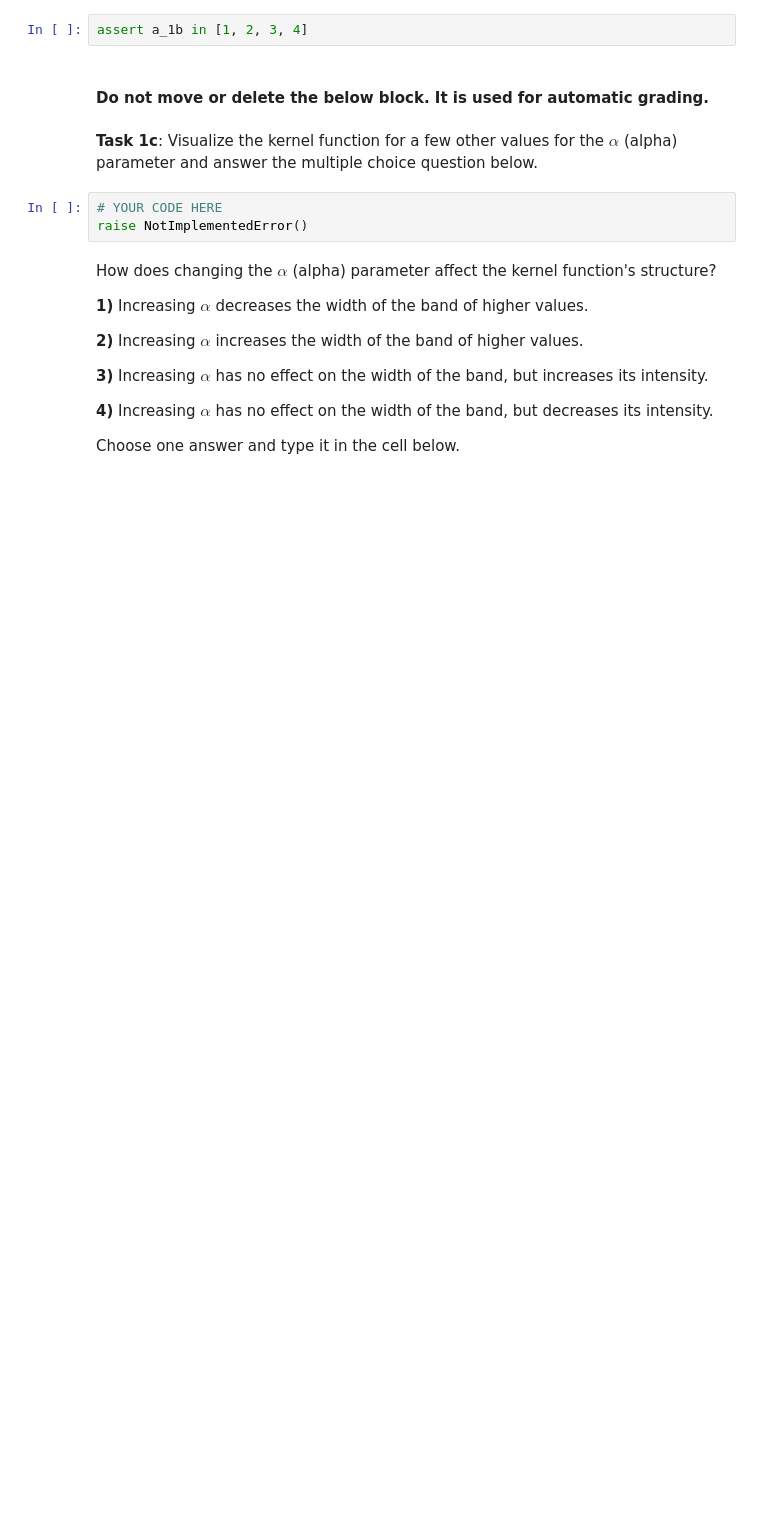
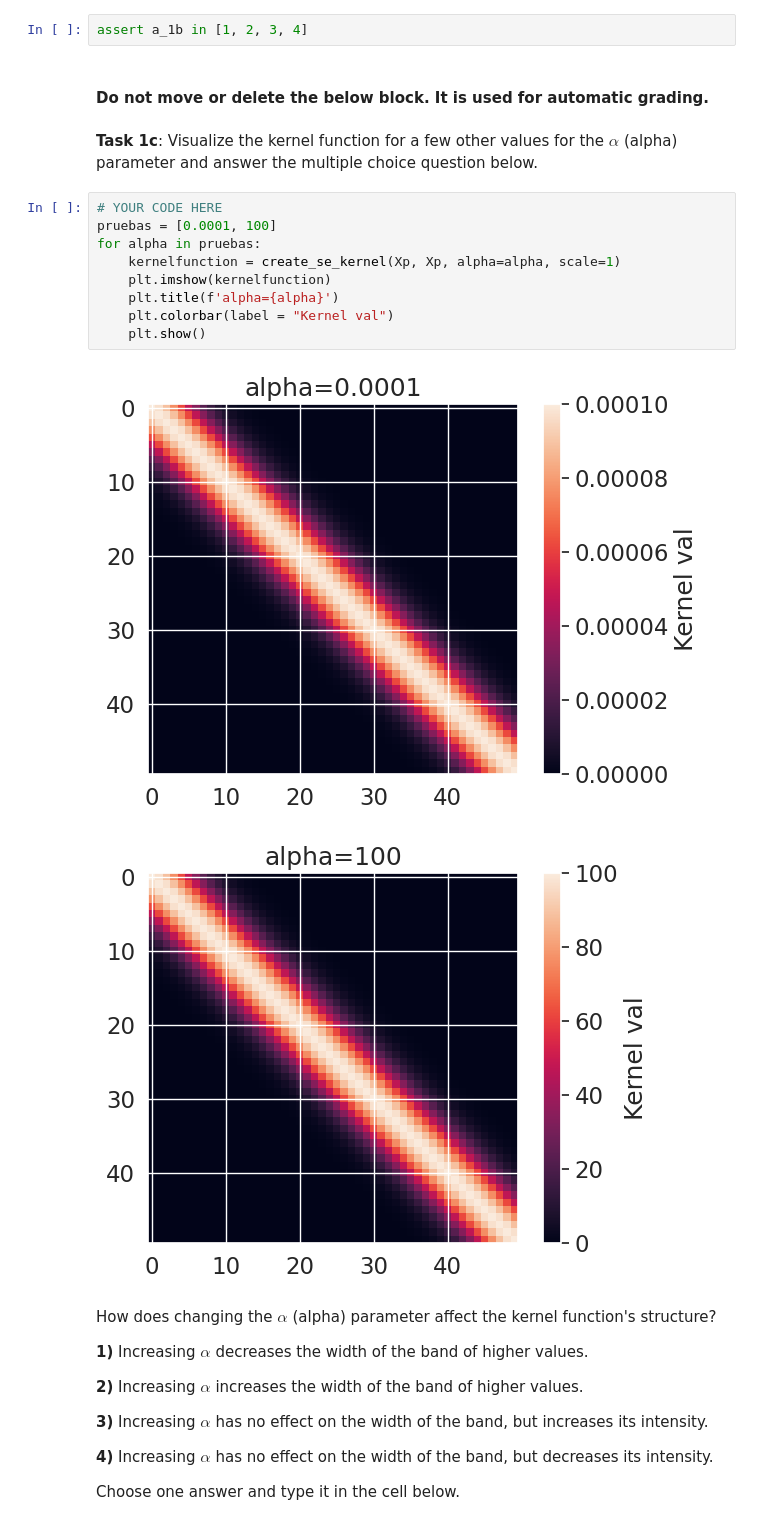
Before and after one commit to Carlos-Elias-Riv/CSAalto, a Jupyter notebook: GPs/assignment2/assignment2.ipynb, the cells around one changed output. Cells and saved outputs as stored; diff of their text form; blank space fills up the shorter version.

```diff
--- a/GPs/assignment2/assignment2.ipynb
+++ b/GPs/assignment2/assignment2.ipynb
@@ -106,9 +114,18 @@ assert a_1b in [1, 2, 3, 4]
 #### Do not move or delete the below block. It is used for automatic grading.
 # %% [markdown]
 **Task 1c**: Visualize the kernel function for a few other values for the $\alpha$ (alpha) parameter and answer the multiple choice question below.
-# %%
-# YOUR CODE HERE
-raise NotImplementedError()
+# %%
+# YOUR CODE HERE
+pruebas = [0.0001, 100]
+for alpha in pruebas:
+    kernelfunction = create_se_kernel(Xp, Xp, alpha=alpha, scale=1)
+    plt.imshow(kernelfunction)
+    plt.title(f'alpha={alpha}')
+    plt.colorbar(label = "Kernel val")
+    plt.show()
+# %% [output]
+[figure, added]
+[figure, added]
 # %% [markdown]
 How does changing the $\alpha$ (alpha) parameter affect the kernel function's structure?
 
```
Also changed, not shown: parts of 31 cells of this notebook.
